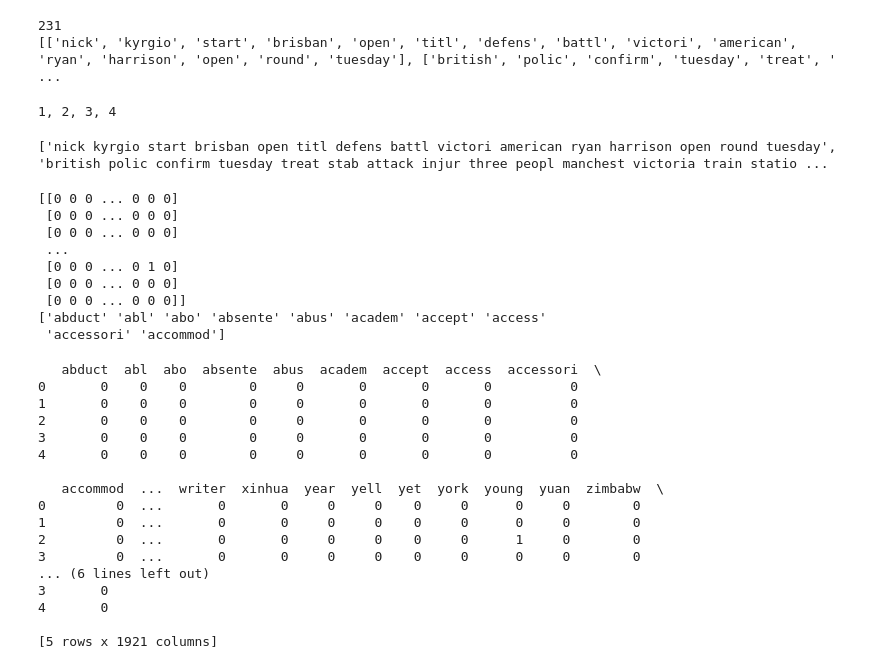
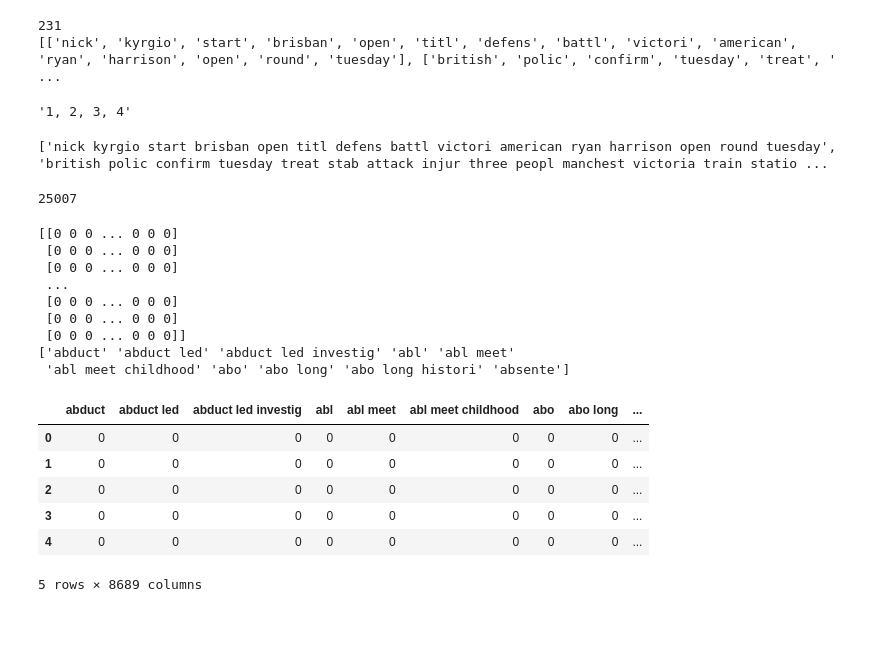
Before and after one commit to maptv/Text-Mining, a Jupyter notebook: TextProcessing-code.ipynb, the cells around one changed output. Saved outputs shown, nothing was run; the diff lists cells and outputs as text; code cells hidden in the pictures; blank space fills up the shorter version.

```diff
--- a/TextProcessing-code.ipynb
+++ b/TextProcessing-code.ipynb
@@ -383,9 +321,9 @@ print(df_clean[:5])
 
 # Here is a simple example of the `.join()` function in action!
 numList = ["1", "2", "3", "4"]
-print(", ".join(numList))
+", ".join(numList)
 # %% [output]
-1, 2, 3, 4
+'1, 2, 3, 4'
 # %%
 # =================================================-
 #### Slide 23/27: Save processed text to file using .join()  ####
@@ -393,21 +331,10 @@ print(", ".join(numList))
 # Join words in each document into a single character string.
 df_clean_list = [" ".join(document) for document in df_clean]
 print(df_clean_list[:2])
-# Save output file name to a variable.
-out_filename = str(data_dir) + "/clean_df.txt"
-
 
 # Create a function that takes a list of character strings
 # and a name of an output file and writes it into a txt file.
-def write_lines(lines, filename):  # <- given lines to write and filename
-    joined_lines = "\n".join(lines)  # <- join lines with line breaks
-    file = open(out_filename, "w")  # <- open write only file
-    file.write(joined_lines)  # <- write lines to file
-    file.close()  # <- close connection
-
-
-# Write sequences to file.
-write_lines(df_clean_list, out_filename)
+Path("data/clean_df.txt").write_text("\n".join(df_clean_list))
 
 
 #######################################################
@@ -415,6 +342,7 @@ write_lines(df_clean_list, out_filename)
 #######################################################
 # %% [output]
 ['nick kyrgio start brisban open titl defens battl victori american ryan harrison open round tuesday', 'british polic confirm tuesday treat stab attack injur three peopl manchest victoria train statio ...
+25007
 # %%
 #######################################################
 #######################################################
@@ -431,7 +359,7 @@ write_lines(df_clean_list, out_filename)
 #### Slide 6/22: Create a DTM  ####
 
 # Initialize `CountVectorizer`.
-vec = CountVectorizer()
+vec = CountVectorizer(ngram_range=(1, 3))
 # Transform the list of documents clean documents `df_clean_list` into DTM.
 X = vec.fit_transform(df_clean_list)
 print(X.toarray())  # <- to show output as a matrix
@@ -441,36 +369,26 @@ print(vec.get_feature_names_out()[:10])
  [0 0 0 ... 0 0 0]
  [0 0 0 ... 0 0 0]
  ...
- [0 0 0 ... 0 1 0]
+ [0 0 0 ... 0 0 0]
  [0 0 0 ... 0 0 0]
  [0 0 0 ... 0 0 0]]
-['abduct' 'abl' 'abo' 'absente' 'abus' 'academ' 'accept' 'access'
- 'accessori' 'accommod']
+['abduct' 'abduct led' 'abduct led investig' 'abl' 'abl meet'
+ 'abl meet childhood' 'abo' 'abo long' 'abo long histori' 'absente']
 # %%
 # =================================================-
 #### Slide 7/22: Create a DTM (cont'd)  ####
 
 # Convert the matrix into a Pandas DataFrame for easier manipulation.
 DTM = pd.DataFrame(X.toarray(), columns=vec.get_feature_names_out())
-print(DTM.head())
+DTM.head()
 # %% [output]
+|  | abduct | abduct led | abduct led investig | abl | abl meet | abl meet childhood | abo | abo long | ... |
+| 0 | 0 | 0 | 0 | 0 | 0 | 0 | 0 | 0 | ... |
+| 1 | 0 | 0 | 0 | 0 | 0 | 0 | 0 | 0 | ... |
+| 2 | 0 | 0 | 0 | 0 | 0 | 0 | 0 | 0 | ... |
+| 3 | 0 | 0 | 0 | 0 | 0 | 0 | 0 | 0 | ... |
+| 4 | 0 | 0 | 0 | 0 | 0 | 0 | 0 | 0 | ... |
-   abduct  abl  abo  absente  abus  academ  accept  access  accessori  \
-0       0    0    0        0     0       0       0       0          0
-1       0    0    0        0     0       0       0       0          0
-2       0    0    0        0     0       0       0       0          0
-3       0    0    0        0     0       0       0       0          0
-4       0    0    0        0     0       0       0       0          0
-
-   accommod  ...  writer  xinhua  year  yell  yet  york  young  yuan  zimbabw  \
-0         0  ...       0       0     0     0    0     0      0     0        0
-1         0  ...       0       0     0     0    0     0      0     0        0
-2         0  ...       0       0     0     0    0     0      1     0        0
-3         0  ...       0       0     0     0    0     0      0     0        0
-... (6 lines left out)
-3       0
-4       0
-
-[5 rows x 1921 columns]
+5 rows × 8689 columns
 # %%
 # =================================================-
 #### Slide 8/22: DTM to dictionary of total word counts  ####
```
Also changed, not shown: parts of 36 cells of this notebook, 1 other file.
